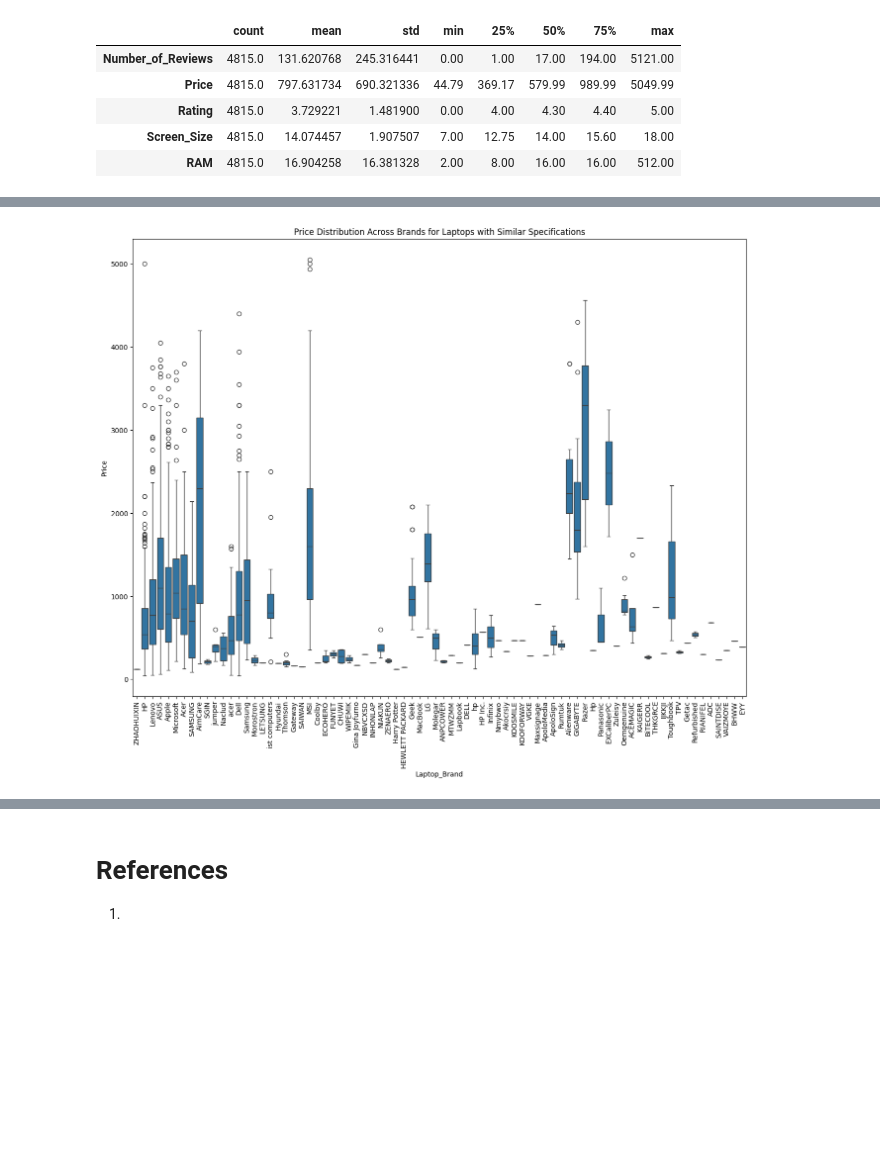
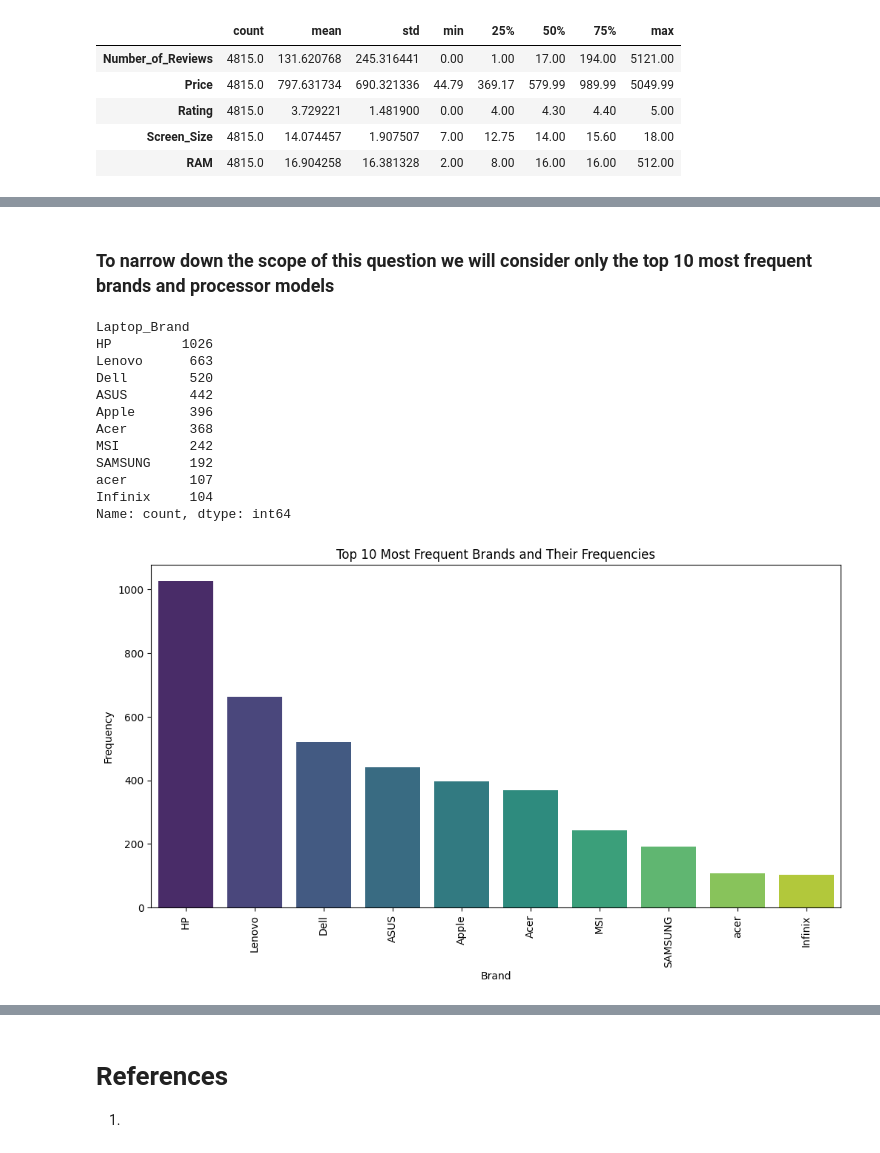
Before and after one commit to VaibhavSaran/CSE-587-PROJECT-LAPTRACK, a Jupyter notebook: Project Laptrack - Phase 1 Exploratory Data Analysis.ipynb, the cells around one changed output, grey strips where cells are left out. Cells and saved outputs as stored; diff of their text form; code cells hidden in the pictures; blank space fills up the shorter version.

```diff
--- a/Project Laptrack - Phase 1 Exploratory Data Analysis.ipynb
+++ b/Project Laptrack - Phase 1 Exploratory Data Analysis.ipynb
@@ -1031,0 +1030,8 @@ sdf[sdf['Laptop_Brand'].str.contains('hp')]
+# %%
+sdf.loc[sdf['Laptop_Brand'] == 'Apple', 'Processor'] = sdf.loc[sdf['Laptop_Brand'] == 'Apple', 'Processor'].replace({
+    r'.*M3.*': 'M3',
+    r'.*M1.*': 'M1',
+    r'.*M2.*': 'M2'
+}, regex=True)
+# %%
+sdf.loc[(sdf['Processor_Company'] == 'Apple') & (sdf['Laptop_Brand'] != 'Apple'), 'Laptop_Brand'] = 'Apple'
@@ -1032,5 +1040,3 @@ sdf[sdf['Laptop_Brand'].str.contains('hp')]
 # %%
-price_variation = sdf.groupby(['RAM', 'Storage', 'Processor', 'Screen_Size']).agg({
-    'Price': ['mean', 'std', 'min', 'max', 'count']
-}).reset_index()
+sdf = sdf[~sdf['Processor'].str.contains('No Info', na=False)]
 # %%
@@ -1070,11 +1066,30 @@ grouped_laptops
+# %% [markdown]
+### To narrow down the scope of this question we will consider only the top 10 most frequent brands and processor models
 # %%
-import seaborn as sns
-import matplotlib.pyplot as plt
-
-plt.figure(figsize=(16,12))
-sns.boxplot(x='Laptop_Brand', y='Price', data=grouped_laptops)
-plt.title('Price Distribution Across Brands for Laptops with Similar Specifications')
-plt.xticks(rotation=90)
-plt.show()
+top_10_brands = sdf['Laptop_Brand'].value_counts().head(10)
+top_10_brands
 # %% [output]
-[figure, removed]
+Laptop_Brand
+HP         1026
+Lenovo      663
+Dell        520
+ASUS        442
+Apple       396
+Acer        368
+MSI         242
+SAMSUNG     192
+acer        107
+Infinix     104
+Name: count, dtype: int64
+# %%
+plt.figure(figsize=(12, 6))
+sns.barplot(x=top_10_brands.index, y=top_10_brands.values, palette='viridis')
+
+plt.title('Top 10 Most Frequent Brands and Their Frequencies')
+plt.xlabel('Brand')
+plt.ylabel('Frequency')
+plt.xticks(rotation=90)
+
+plt.show()
+# %% [output]
+[figure, added]
```
Also changed, not shown: parts of 37 cells of this notebook, 1 other file.
